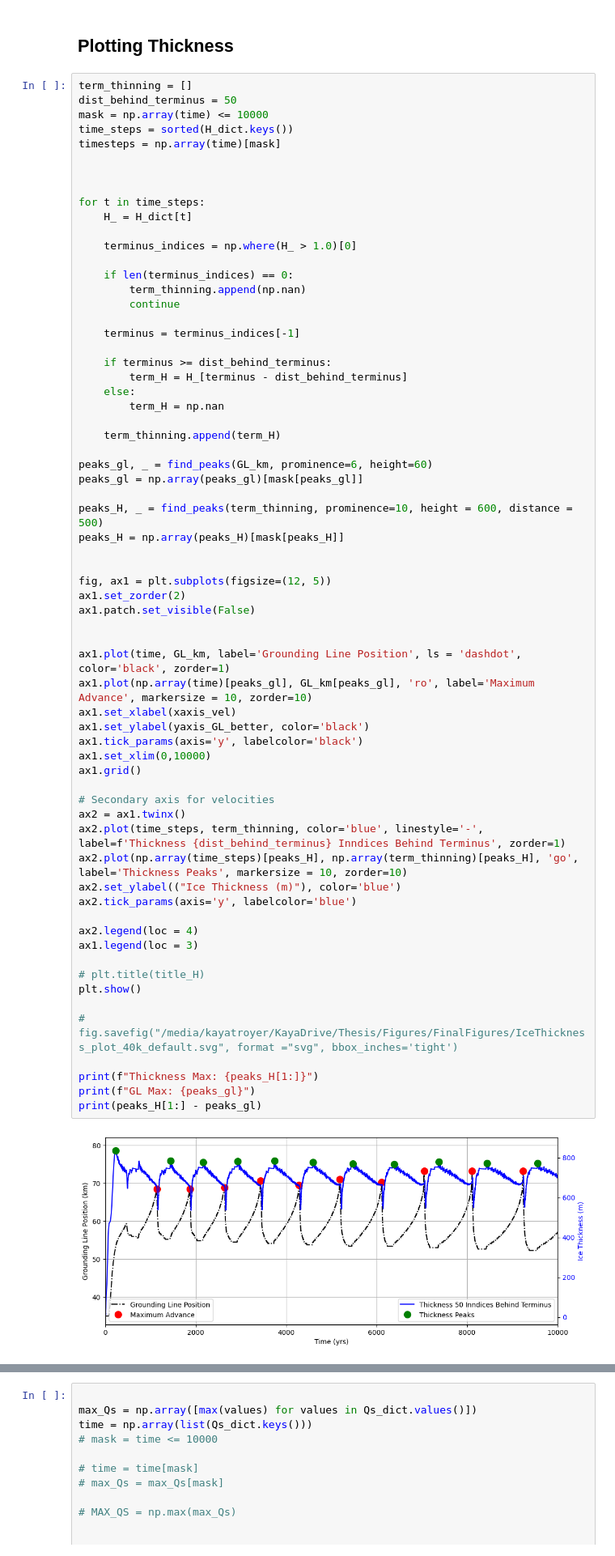
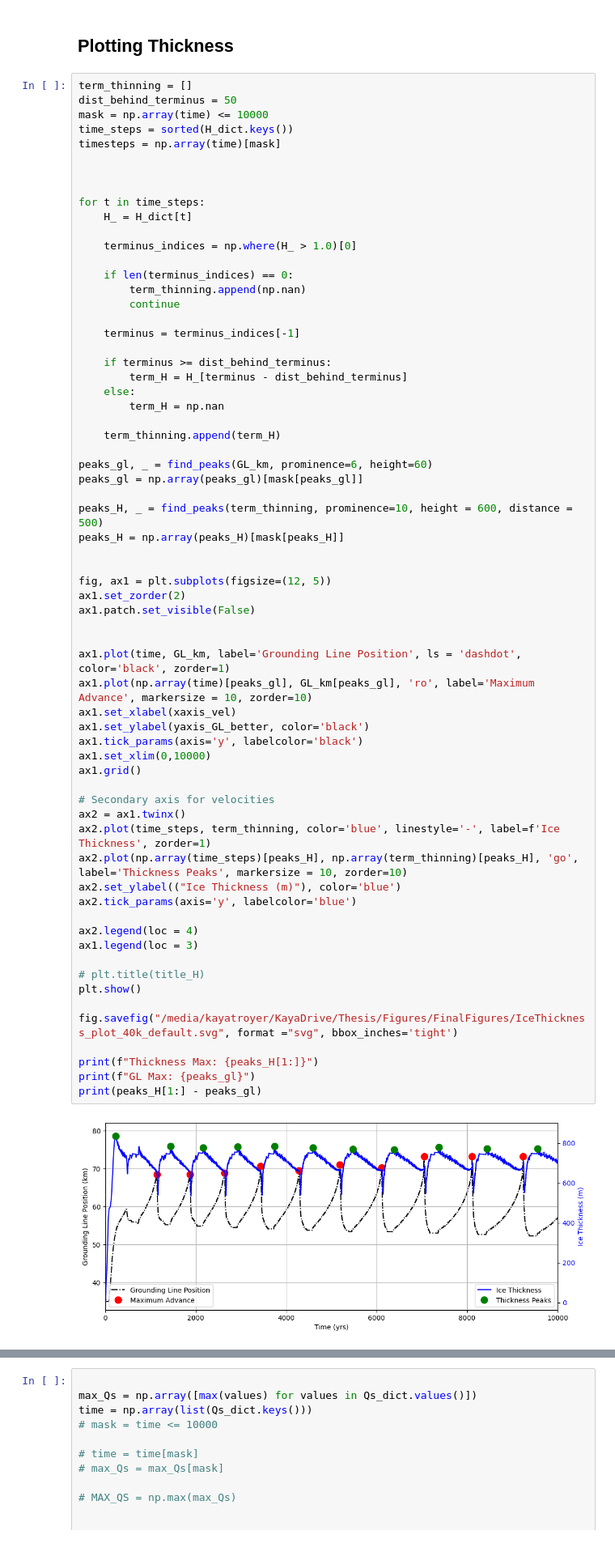
Before and after one commit to ktlix2ski/brinkmodeltest, a Jupyter notebook: Analysis/EasyQuickWorkbook.ipynb, the cells around one changed output, grey strips where cells are left out. Shown at 81% size. Saved outputs shown, nothing was run; the diff lists cells and outputs as text.

```diff
--- a/Analysis/EasyQuickWorkbook.ipynb
+++ b/Analysis/EasyQuickWorkbook.ipynb
@@ -380,36 +380,36 @@ peaks_H = np.array(peaks_H)[mask[peaks_H]]
 fig, ax1 = plt.subplots(figsize=(12, 5))
 ax1.set_zorder(2)
 ax1.patch.set_visible(False)
 
 
 ax1.plot(time, GL_km, label='Grounding Line Position', ls = 'dashdot', color='black', zorder=1)
 ax1.plot(np.array(time)[peaks_gl], GL_km[peaks_gl], 'ro', label='Maximum Advance', markersize = 10, zorder=10)
 ax1.set_xlabel(xaxis_vel)
 ax1.set_ylabel(yaxis_GL_better, color='black')
 ax1.tick_params(axis='y', labelcolor='black')
 ax1.set_xlim(0,10000)
 ax1.grid()
 
 # Secondary axis for velocities
 ax2 = ax1.twinx()
-ax2.plot(time_steps, term_thinning, color='blue', linestyle='-', label=f'Thickness {dist_behind_terminus} Inndices Behind Terminus', zorder=1)
+ax2.plot(time_steps, term_thinning, color='blue', linestyle='-', label=f'Ice Thickness', zorder=1)
 ax2.plot(np.array(time_steps)[peaks_H], np.array(term_thinning)[peaks_H], 'go', label='Thickness Peaks', markersize = 10, zorder=10)
 ax2.set_ylabel(("Ice Thickness (m)"), color='blue')
 ax2.tick_params(axis='y', labelcolor='blue')
 
 ax2.legend(loc = 4)
 ax1.legend(loc = 3)
 
 # plt.title(title_H)
 plt.show()
 
-# fig.savefig("/media/kayatroyer/KayaDrive/Thesis/Figures/FinalFigures/IceThickness_plot_40k_default.svg", format ="svg", bbox_inches='tight')
+fig.savefig("/media/kayatroyer/KayaDrive/Thesis/Figures/FinalFigures/IceThickness_plot_40k_default.svg", format ="svg", bbox_inches='tight')
 
 print(f"Thickness Max: {peaks_H[1:]}")
 print(f"GL Max: {peaks_gl}")
 print(peaks_H[1:] - peaks_gl)
 # %% [output]
-[figure, old version]
+[figure, new version]
 Thickness Max: [ 803 1319 1926 2596 3290 4027 4717 5499 6267 7074]
 GL Max: [ 611 1052 1629 2252 2933 3669 4394 5126 5900 6752]
 [192 267 297 344 357 358 323 373 367 322]
```
Also changed, not shown: 3 other files.
